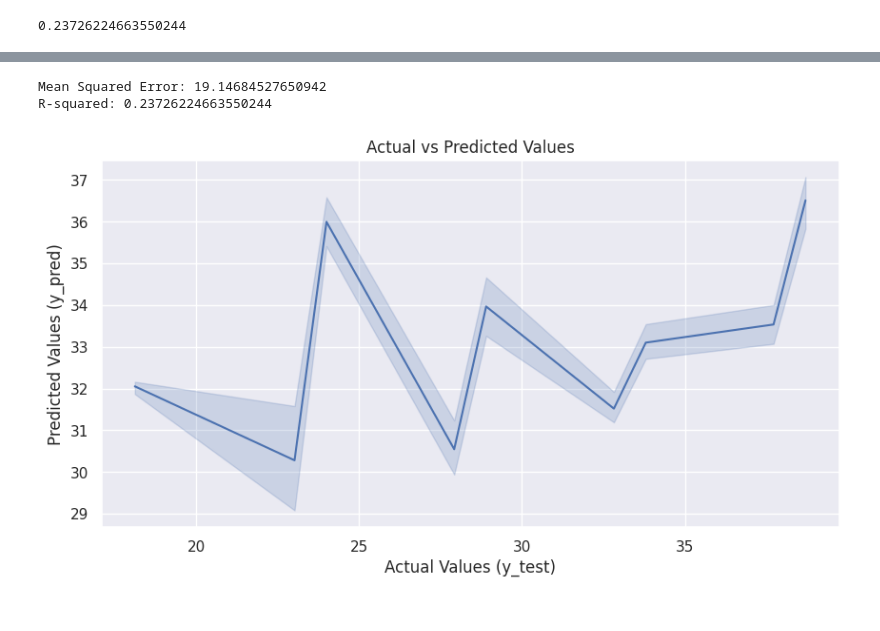
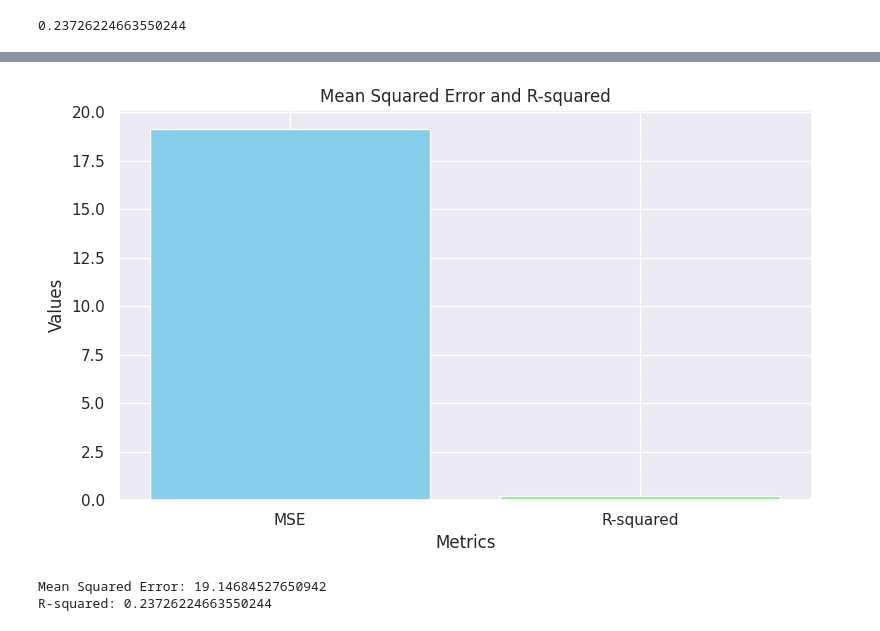
Before and after one commit to Rathod11jay/Unified_Mentor, a Jupyter notebook: Coffee_Sales_Analysis.ipynb, the cells around one changed output, grey strips where cells are left out. Cells and saved outputs as stored; diff of their text form; code cells hidden in the pictures.

```diff
--- a/Coffee_Sales_Analysis.ipynb
+++ b/Coffee_Sales_Analysis.ipynb
@@ -342,20 +341,30 @@ score
 # %%
 from sklearn.metrics import mean_squared_error, r2_score
 
 mse = mean_squared_error(y_test, y_pred)
 r2 = r2_score(y_test, y_pred)
 
+# Data for the bar plot
+metrics = ['MSE', 'R-squared']
+values = [mse, r2]
+
+# Create a bar plot
+plt.figure(figsize=(8, 5))
+plt.bar(metrics, values, color=['skyblue', 'lightgreen'])
+
+# Add labels and title
+plt.xlabel('Metrics')
+plt.ylabel('Values')
+plt.title('Mean Squared Error and R-squared')
+plt.tight_layout()
+
+# Show the plot
+plt.show()
+
+# Print the values
 print(f"Mean Squared Error: {mse}")
 print(f"R-squared: {r2}")
 # %% [output]
+[figure, added]
 Mean Squared Error: 19.14684527650942
 R-squared: 0.23726224663550244
-# %%
-plt.figure(figsize=(10, 5))
-sns.lineplot(x=y_test, y=y_pred)
-plt.xlabel("Actual Values (y_test)")
-plt.ylabel("Predicted Values (y_pred)")
-plt.title("Actual vs Predicted Values")
-plt.show()
-# %% [output]
-[figure, removed]
```
Also changed, not shown: parts of 3 cells of this notebook.
